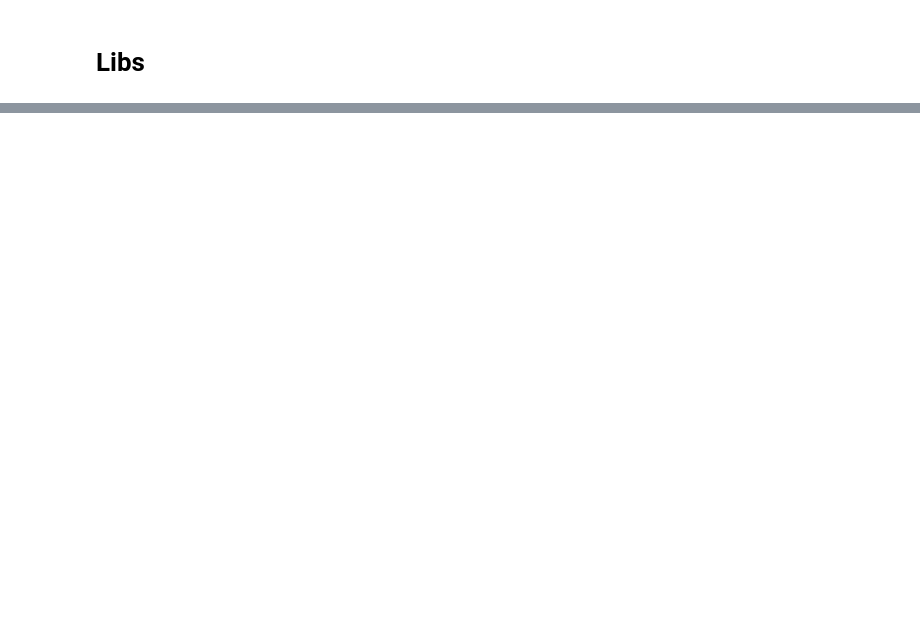
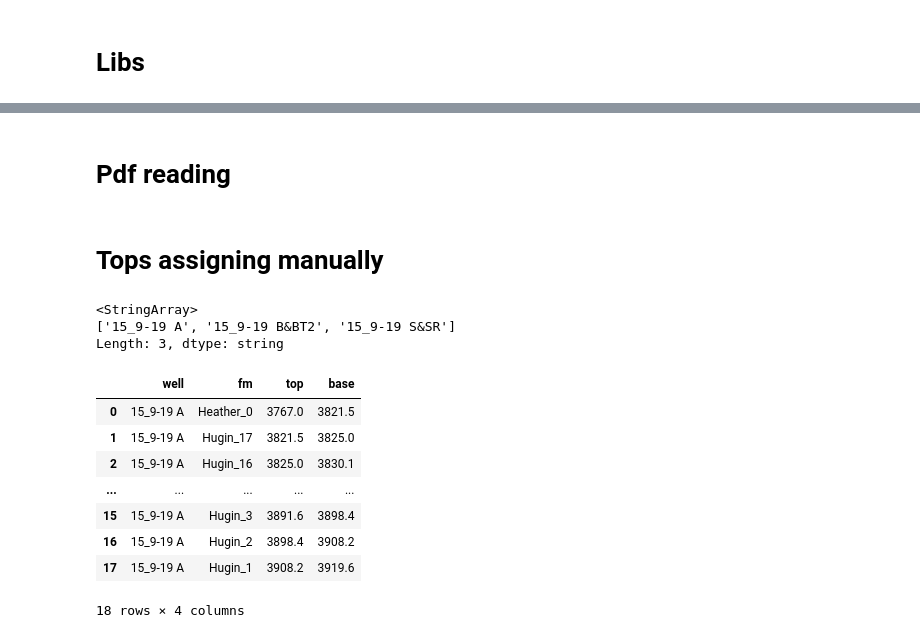
Before and after one commit to theodoricrexitalica/proj_volve_geodata_analytics, a Jupyter notebook: 02_well_logs_vizualization.ipynb, the cells around one changed output, grey strips where cells are left out. Saved outputs shown, nothing was run; the diff lists cells and outputs as text; code cells hidden in the pictures; blank space fills up the shorter version.

```diff
--- a/02_well_logs_vizualization.ipynb
+++ b/02_well_logs_vizualization.ipynb
@@ -40,0 +200,2 @@ Index(['well', 'depth', 'bs', 'cali', 'gr', 'rhob', 'drho', 'pef', 'nphi',
+# %% [markdown]
+# Pdf reading
@@ -40,0 +227,29 @@ Index(['well', 'depth', 'bs', 'cali', 'gr', 'rhob', 'drho', 'pef', 'nphi',
+# %% [markdown]
+# Tops assigning manually
+# %%
+cpi_wells.well.unique()
+# %% [output]
+<StringArray>
+['15_9-19 A', '15_9-19 B&BT2', '15_9-19 S&SR']
+Length: 3, dtype: string
+# %%
+tops = pd.read_csv(r'C:\jupyter\proj_volve_geodata_analytics\Well_logs_pr_WELL\15_9-19 A\05.PETROPHYSICAL INTERPRETATION\tops.csv',
+                   sep=' ').reset_index().iloc[:, :4]
+tops.columns = ['Formation', 'Formation_num', 'Top', 'Base']
+tops.Formation = tops.Formation.astype('string')
+tops.Formation_num = tops.Formation_num.astype('string')
+tops['fm'] = tops.Formation + '_' + tops.Formation_num
+tops['well'] = '15_9-19 A'
+tops = tops.drop(columns=['Formation', 'Formation_num'])[['well','fm', 'Top', 'Base']]
+tops.columns = tops.columns.str.lower()
+tops
+# %% [output]
+|  | well | fm | top | base |
+| 0 | 15_9-19 A | Heather_0 | 3767.0 | 3821.5 |
+| 1 | 15_9-19 A | Hugin_17 | 3821.5 | 3825.0 |
+| 2 | 15_9-19 A | Hugin_16 | 3825.0 | 3830.1 |
+| ... | ... | ... | ... | ... |
+| 15 | 15_9-19 A | Hugin_3 | 3891.6 | 3898.4 |
+| 16 | 15_9-19 A | Hugin_2 | 3898.4 | 3908.2 |
+| 17 | 15_9-19 A | Hugin_1 | 3908.2 | 3919.6 |
+18 rows × 4 columns
```
Also changed, not shown: parts of 11 cells of this notebook, 2 other files.
